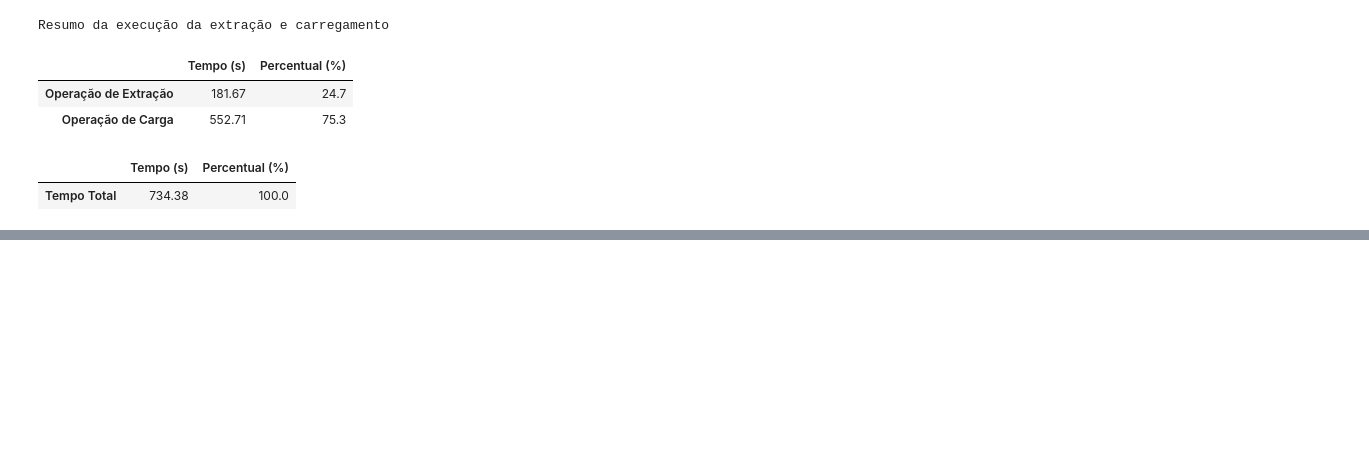
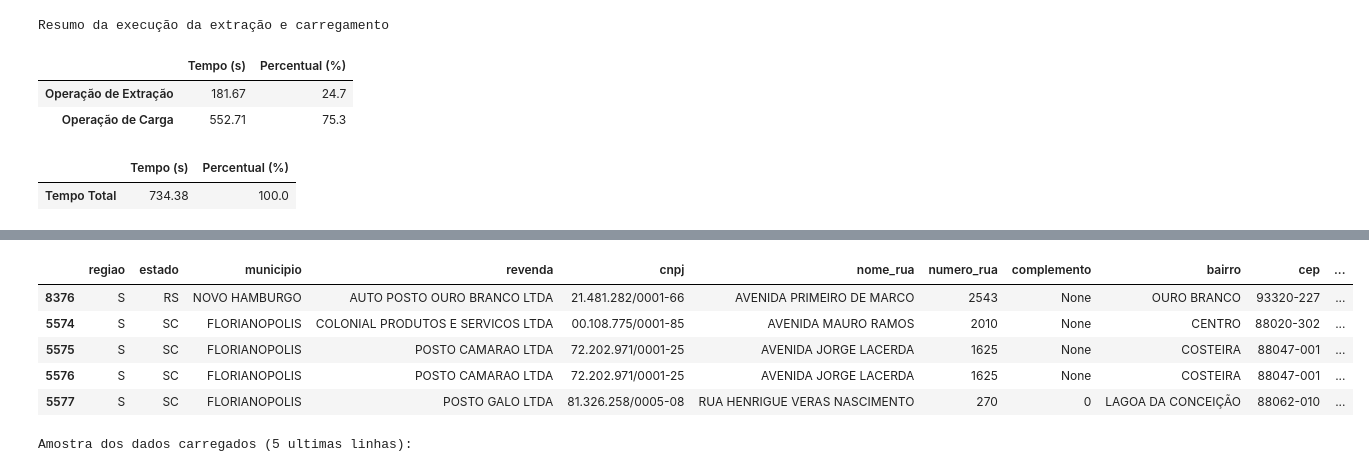
Before and after one commit to RicardViana/fiap-data-viz-and-production-models, a Jupyter notebook: analise_de_negocios.ipynb, the cells around one changed output, grey strips where cells are left out. Saved outputs shown, nothing was run; the diff lists cells and outputs as text; code cells hidden in the pictures; blank space fills up the shorter version.

Commit message:
Inclusao do data frame com os dados do PostgreSQL

```diff
--- a/analise_de_negocios.ipynb
+++ b/analise_de_negocios.ipynb
@@ -603,3 +610,67 @@ Resumo da execução da extração e carregamento
 | Operação de Carga | 552.71 | 75.3 |
 |  | Tempo (s) | Percentual (%) |
 | Tempo Total | 734.38 | 100.0 |
+# %%
+# Carregar os dados do PostgreSQL para o Pandas
+
+print("Iniciando leitura de dados do PostgreSQL")
+
+# 1. Calcular o intervalo de anos
+ano_atual = datetime.date.today().year
+ano_fim = ano_atual - 1
+ano_inicio = ano_fim - 4
+
+print(f"Buscando dados no banco entre os anos de {ano_inicio} e {ano_fim}")
+
+# 2. Montar a Query SQL
+try:
+    sql_query = f"""
+        SELECT * FROM {nome_tabela_completo}
+        WHERE EXTRACT(YEAR FROM data_coleta) BETWEEN {ano_inicio} AND {ano_fim}
+    """
+    print(f"Executando query: \n{sql_query}")
+
+    # 3. Executar a consulta
+    start_query = time.perf_counter()
+    df_dados_filtrados = pd.read_sql_query(sql_query, con=engine)
+    end_query = time.perf_counter()
+
+    print(f"✅ Consulta concluída em {end_query - start_query:.2f} segundos")
+    print(f"Total de {len(df_dados_filtrados)} registros carregados")
+
+    # 4. Validar e Mostrar os dados
+    if not df_dados_filtrados.empty:
+
+        try:
+            df_dados_filtrados['data_coleta'] = pd.to_datetime(df_dados_filtrados['data_coleta'])
+            print("Coluna 'data_coleta' convertida para datetime")
+
+        except Exception as e_conv:
+            print(f"AVISO: Falha ao converter 'data_coleta' para datetime: {e_conv}")
+
+        try:
+            anos_encontrados = sorted(df_dados_filtrados['data_coleta'].dt.year.unique())
+            anos_limpo = [int(ano) for ano in anos_encontrados]
+            print(f"\nAnos encontrados no DataFrame: {anos_limpo}")
+
+        except AttributeError:
+             print(f"\nNão foi possível validar os anos (coluna 'data_coleta' não é datetime)")
+
+        df_ordenado_data = df_dados_filtrados.sort_values(by='data_coleta')
+
+        print(f"\nAmostra dos dados carregados (5 primeiras linhas):")
+        display(df_ordenado_data.head())
+
+        print(f"\nAmostra dos dados carregados (5 ultimas linhas):")
+        display(df_ordenado_data.tail())
+
+    else:
+        print(f"\nAVISO: A consulta não retornou nenhum dado para este intervalo de anos.")
+
+except NameError as ne:
+    print(f"❌ ERRO: A variável 'engine' ou 'nome_tabela_completo' não foi definida")
+    print(f" Detalhe: {ne}")
+
+except Exception as e:
+    print(f"❌ ERRO ao executar a consulta ou processar os dados: {e}")
+# %% [output]
@@ -605,0 +691,7 @@ Resumo da execução da extração e carregamento
+|  | regiao | estado | municipio | revenda | cnpj | nome_rua | numero_rua | complemento | bairro | cep | ... |
+| 8376 | S | RS | NOVO HAMBURGO | AUTO POSTO OURO BRANCO LTDA | 21.481.282/0001-66 | AVENIDA PRIMEIRO DE MARCO | 2543 | None | OURO BRANCO | 93320-227 | ... |
+| 5574 | S | SC | FLORIANOPOLIS | COLONIAL PRODUTOS E SERVICOS LTDA | 00.108.775/0001-85 | AVENIDA MAURO RAMOS | 2010 | None | CENTRO | 88020-302 | ... |
+| 5575 | S | SC | FLORIANOPOLIS | POSTO CAMARAO LTDA | 72.202.971/0001-25 | AVENIDA JORGE LACERDA | 1625 | None | COSTEIRA | 88047-001 | ... |
+| 5576 | S | SC | FLORIANOPOLIS | POSTO CAMARAO LTDA | 72.202.971/0001-25 | AVENIDA JORGE LACERDA | 1625 | None | COSTEIRA | 88047-001 | ... |
+| 5577 | S | SC | FLORIANOPOLIS | POSTO GALO LTDA | 81.326.258/0005-08 | RUA HENRIGUE VERAS NASCIMENTO | 270 | 0 | LAGOA DA CONCEIÇÃO | 88062-010 | ... |
+Amostra dos dados carregados (5 ultimas linhas):
```
Also changed, not shown: parts of 3 cells of this notebook.
